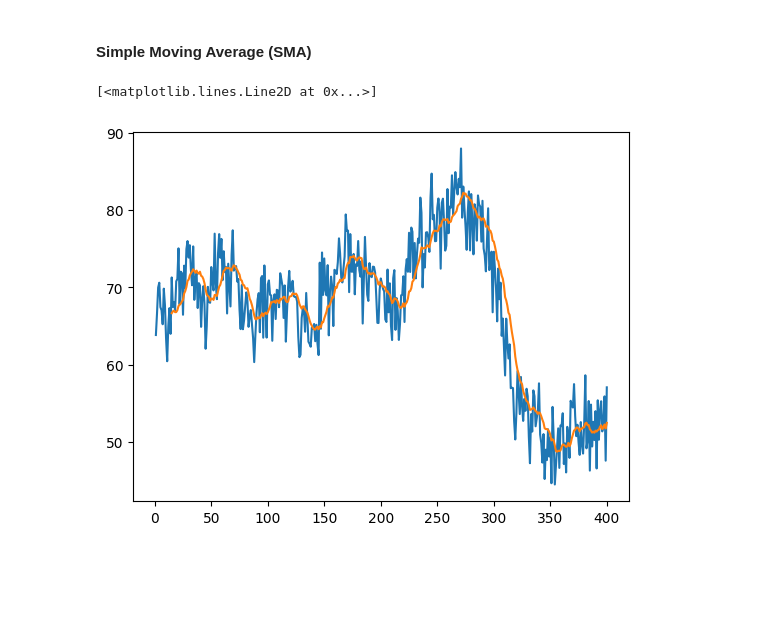
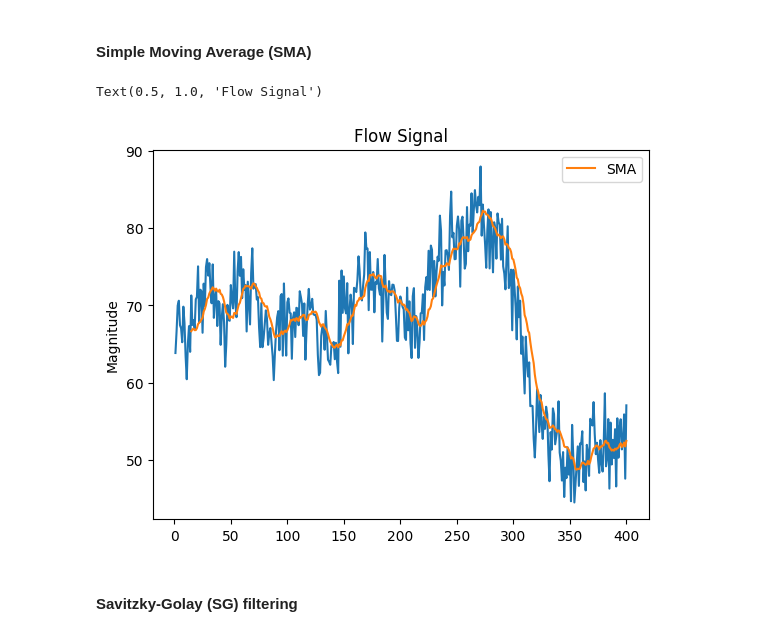
Before and after one commit to ayaantuts/ML-practice, a Jupyter notebook: ML_for_Process_Systems_Engineering.ipynb, the cells around one changed output. Drawn from its saved outputs; the diff is of its cells as text; code cells hidden in the pictures; blank space fills up the shorter version.

```diff
--- a/ML_for_Process_Systems_Engineering.ipynb
+++ b/ML_for_Process_Systems_Engineering.ipynb
@@ -242,8 +242,13 @@ smoothed_signal_MA = pd.DataFrame(noisy_signal).rolling(windowSize).mean().value
 # %%
 x_values = np.arange(1, noisy_signal.size + 1)
 
 plt.plot(x_values, noisy_signal)
-plt.plot(x_values, smoothed_signal_MA)
+plt.plot(x_values, smoothed_signal_MA, label='SMA')
+plt.legend()
+plt.ylabel('Magnitude')
+plt.title('Flow Signal')
 # %% [output]
-[<matplotlib.lines.Line2D at 0x...>]
+Text(0.5, 1.0, 'Flow Signal')
-[figure, old version]
+[figure, new version]
+# %% [markdown]
+#### Savitzky-Golay (SG) filtering
```
Also changed, not shown: parts of 2 cells of this notebook.
